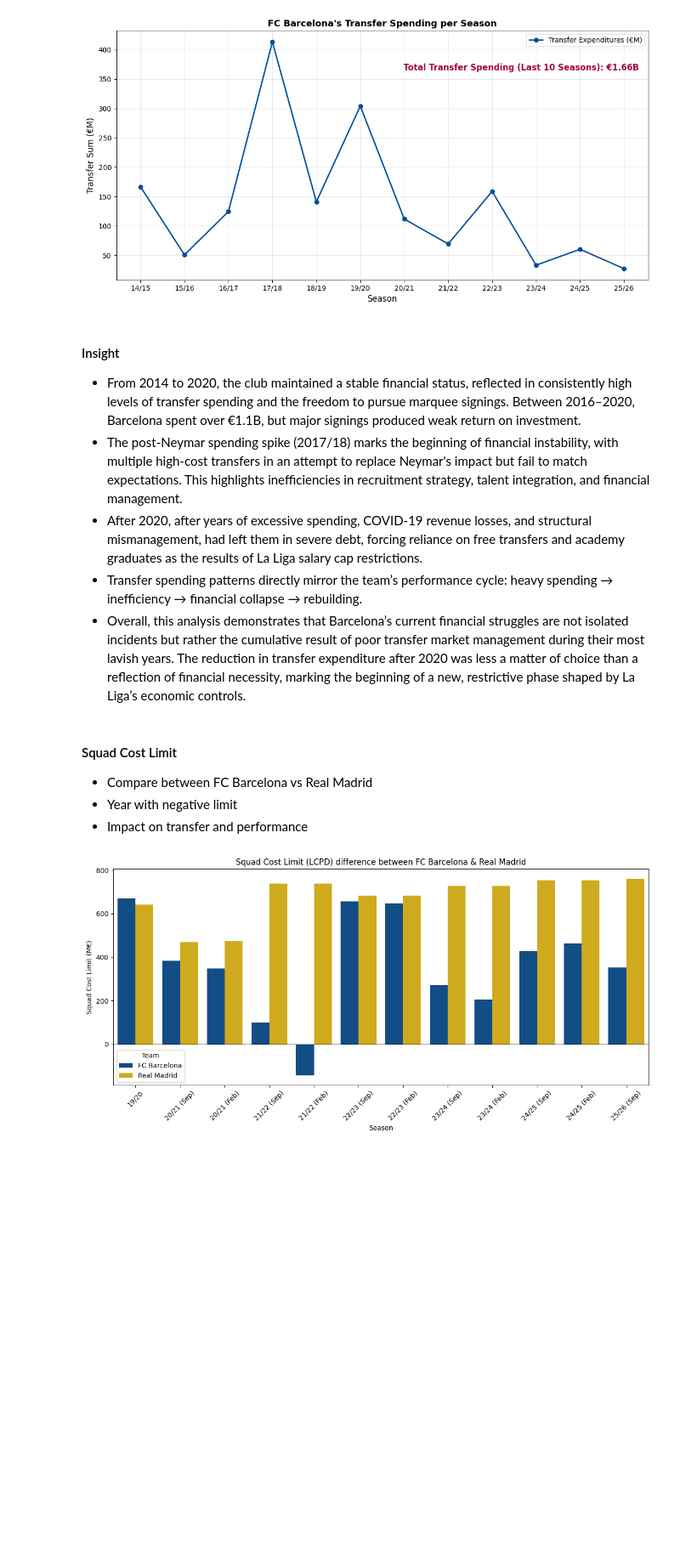
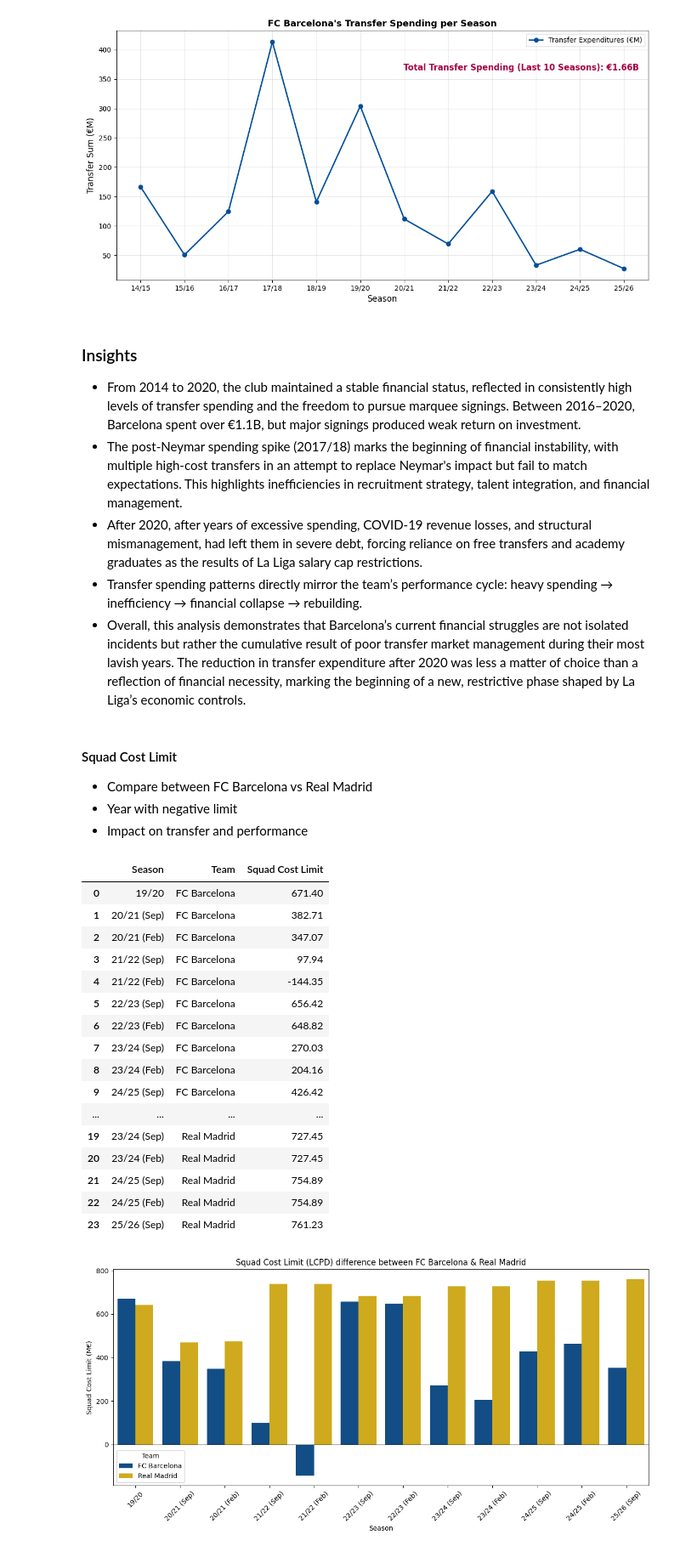
Before and after one commit to linhtran1003/fc-barcelona-performance-analysis, a Jupyter notebook: FCB_performance_analysis.ipynb, the cells around one changed output. Shown: that part at 85% size. Drawn from its saved outputs; the diff is of its cells as text; code cells hidden in the pictures; blank space fills up the shorter version.

```diff
--- a/FCB_performance_analysis.ipynb
+++ b/FCB_performance_analysis.ipynb
@@ -239,7 +291,7 @@ plt.savefig("./outputs/figures/transfer_expenditures.png")
 # %% [output]
 [figure]
 # %% [markdown]
-#### Insight
+### Insights
 - From 2014 to 2020, the club maintained a stable financial status, reflected in consistently high levels of transfer spending and the freedom to pursue marquee signings. Between 2016–2020, Barcelona spent over €1.1B, but major signings produced weak return on investment.
 - The post-Neymar spending spike (2017/18) marks the beginning of financial instability, with multiple high-cost transfers in an attempt to replace Neymar's impact but fail to match expectations. This highlights inefficiencies in recruitment strategy, talent integration, and financial management.
 - After 2020, after years of excessive spending, COVID-19 revenue losses, and structural mismanagement, had left them in severe debt, forcing reliance on free transfers and academy graduates as the results of La Liga salary cap restrictions.
@@ -250,6 +302,26 @@ plt.savefig("./outputs/figures/transfer_expenditures.png")
 - Compare between FC Barcelona vs Real Madrid
 - Year with negative limit
 - Impact on transfer and performance
+# %%
+df4
+# %% [output]
+|  | Season | Team | Squad Cost Limit |
+| 0 | 19/20 | FC Barcelona | 671.40 |
+| 1 | 20/21 (Sep) | FC Barcelona | 382.71 |
+| 2 | 20/21 (Feb) | FC Barcelona | 347.07 |
+| 3 | 21/22 (Sep) | FC Barcelona | 97.94 |
+| 4 | 21/22 (Feb) | FC Barcelona | -144.35 |
+| 5 | 22/23 (Sep) | FC Barcelona | 656.42 |
+| 6 | 22/23 (Feb) | FC Barcelona | 648.82 |
+| 7 | 23/24 (Sep) | FC Barcelona | 270.03 |
+| 8 | 23/24 (Feb) | FC Barcelona | 204.16 |
+| 9 | 24/25 (Sep) | FC Barcelona | 426.42 |
+| ... | ... | ... | ... |
+| 19 | 23/24 (Sep) | Real Madrid | 727.45 |
+| 20 | 23/24 (Feb) | Real Madrid | 727.45 |
+| 21 | 24/25 (Sep) | Real Madrid | 754.89 |
+| 22 | 24/25 (Feb) | Real Madrid | 754.89 |
+| 23 | 25/26 (Sep) | Real Madrid | 761.23 |
 # %%
 ## ========== PLOT 2: Squad Cost Limit Comparison ==========
 
```
Also changed, not shown: parts of 17 cells of this notebook.
